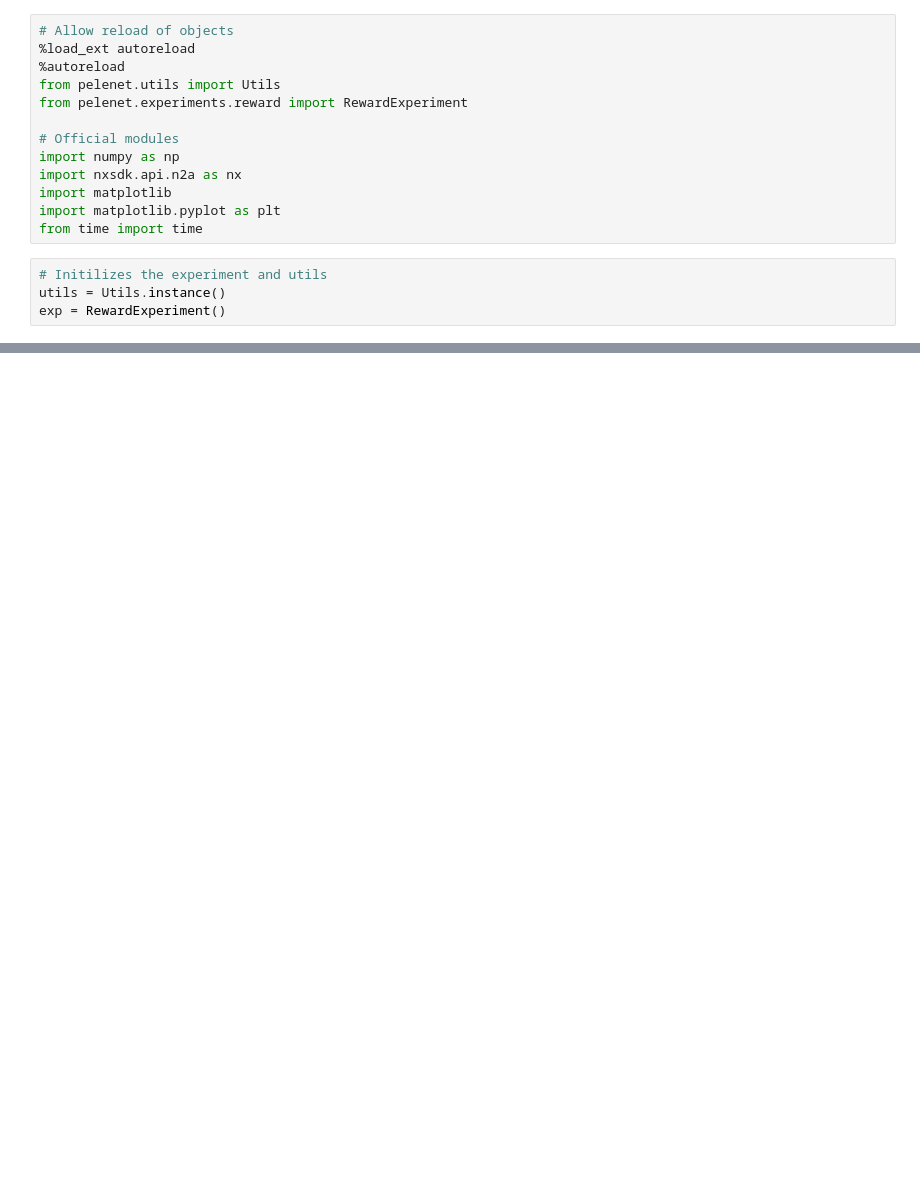
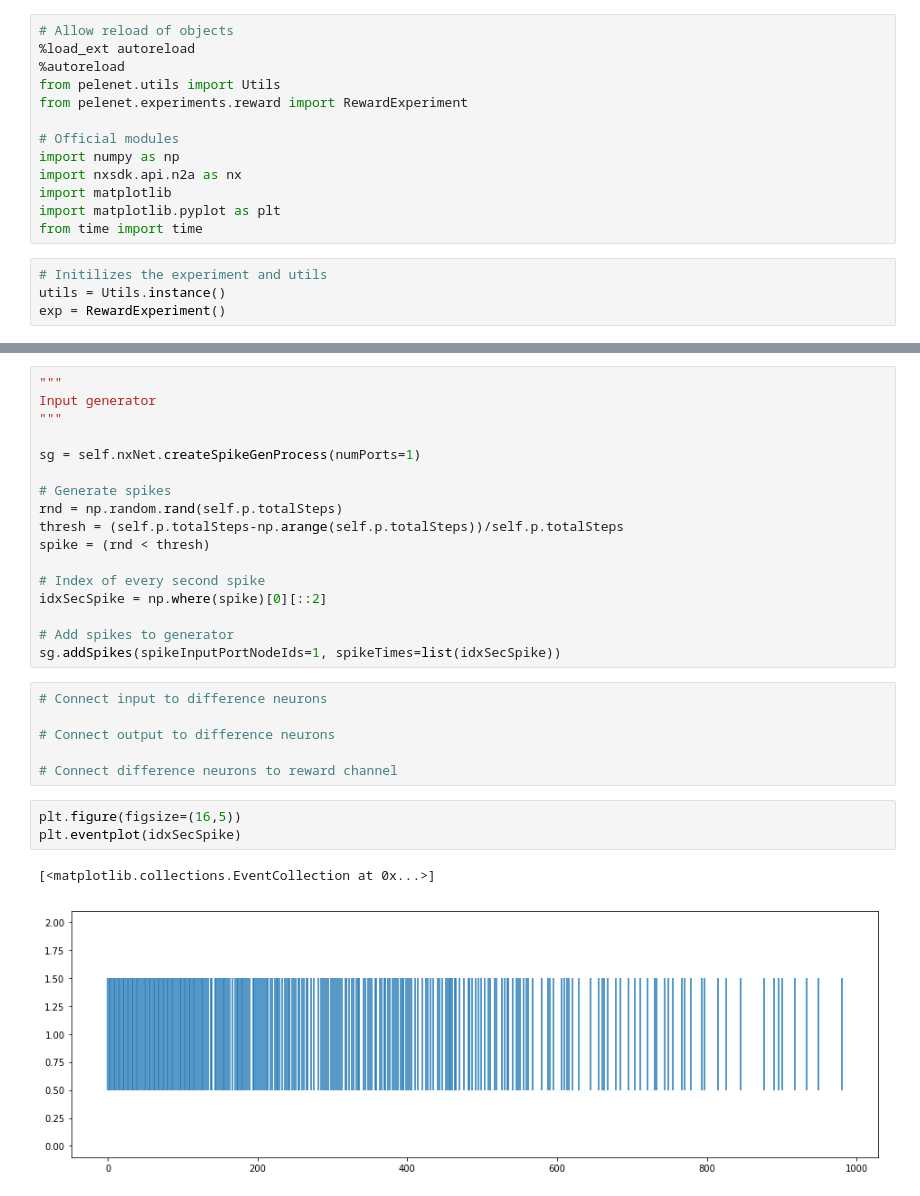
Before and after one commit to sagacitysite/pelenet, a Jupyter notebook: reward.ipynb, the cells around one changed output, grey strips where cells are left out. Drawn from its saved outputs; the diff is of its cells as text; blank space fills up the shorter version.

Commit message:
reward learning in progress

```diff
--- a/reward.ipynb
+++ b/reward.ipynb
@@ -26,3 +57,32 @@ utils.getSpectralRadius(exp.net.initialWeights)
+# %%
+"""
+Input generator
+"""
+
+sg = self.nxNet.createSpikeGenProcess(numPorts=1)
+
+# Generate spikes
+rnd = np.random.rand(self.p.totalSteps)
+thresh = (self.p.totalSteps-np.arange(self.p.totalSteps))/self.p.totalSteps
+spike = (rnd < thresh)
+
+# Index of every second spike
+idxSecSpike = np.where(spike)[0][::2]
+
+# Add spikes to generator
+sg.addSpikes(spikeInputPortNodeIds=1, spikeTimes=list(idxSecSpike))
+# %%
+# Connect input to difference neurons
+
+# Connect output to difference neurons
+
+# Connect difference neurons to reward channel
+# %%
+plt.figure(figsize=(16,5))
+plt.eventplot(idxSecSpike)
+# %% [output]
+[<matplotlib.collections.EventCollection at 0x...>]
+[figure, added]
 # %%
 exp.run()
 # %% [output]
```
Also changed, not shown: parts of 9 cells of this notebook, 6 other files.
